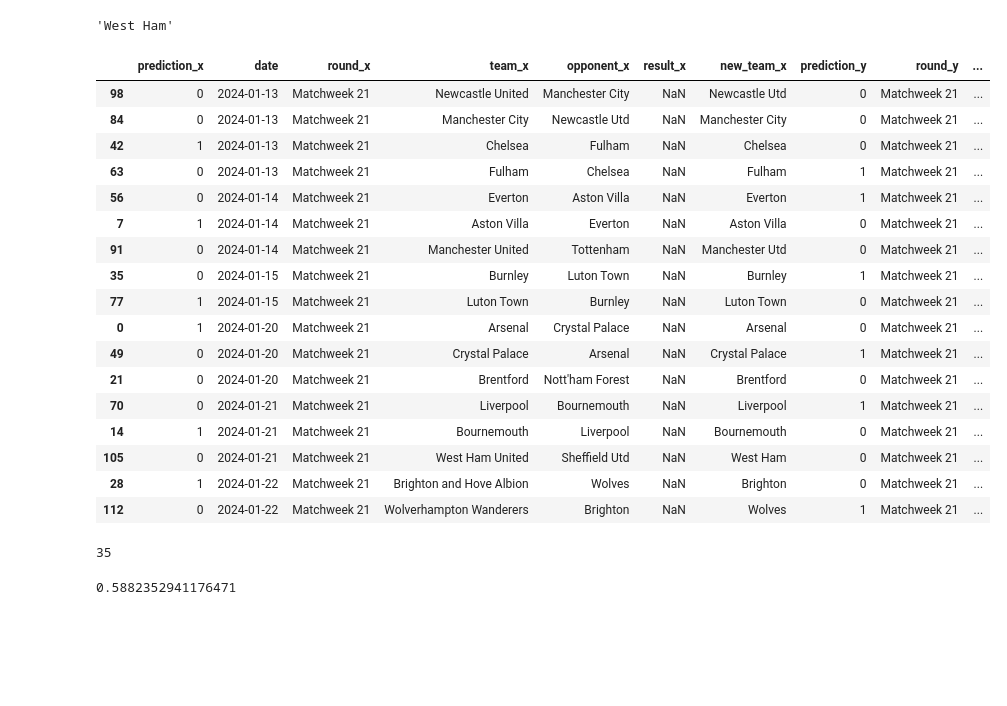
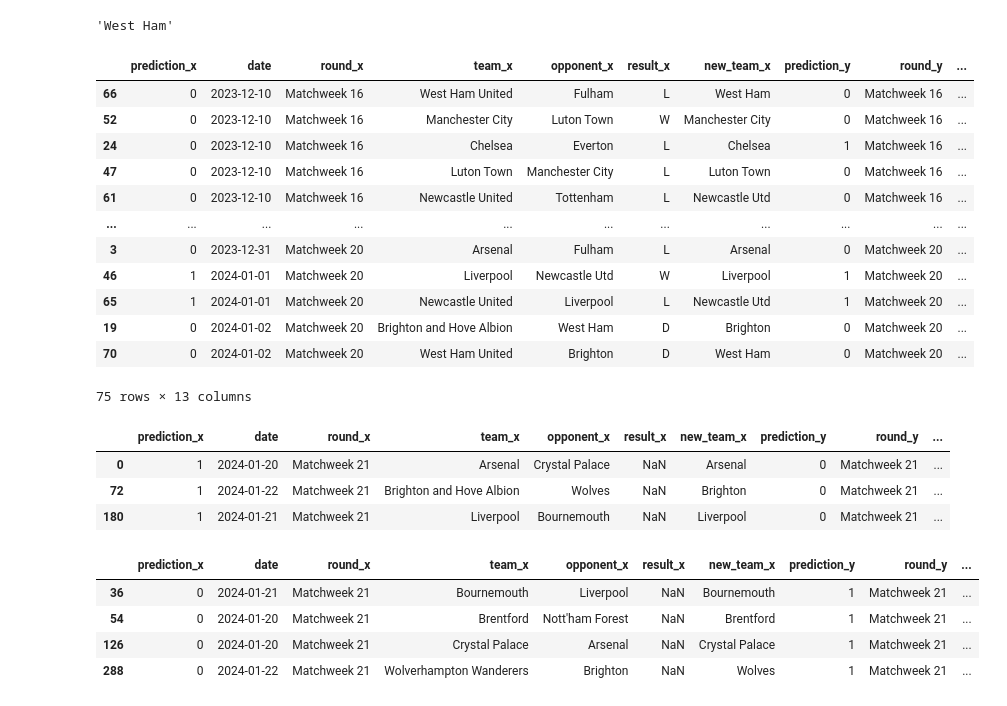
Before and after one commit to vinicarlosss/MachineLearning_Futebol, a Jupyter notebook: dataquest_model.ipynb, the cells around one changed output. Saved outputs shown, nothing was run; the diff lists cells and outputs as text; code cells hidden in the pictures; blank space fills up the shorter version.

```diff
--- a/dataquest_model.ipynb
+++ b/dataquest_model.ipynb
@@ -153,8 +149,7 @@ matches
 rf = RandomForestClassifier(n_estimators=50, min_samples_split=10, random_state=1)
 train = matches[matches["date"] < '2023-12-10']
 test = matches[(matches["date"] >= '2023-12-10') & (matches["date"] <= '2024-01-02')]
-test.dropna(subset=['hour'], inplace=True)
 test.dropna(subset=['result'], inplace=True)
-predictors =["venue_code", "opp_code", "hour", "day_code"]
+predictors =["venue_code", "opp_code", "day_code"]
 rf.fit(train[predictors], train["target"])
 # %% [output]
@@ -223,5 +224,5 @@ def rolling_averages(group, cols, new_cols):
 # %%
-cols = ["gf", "ga", "sh", "sot", "dist", "fk", "pk", "pkatt"]
+cols = ["gf", "ga", "sh", "sot", "dist", "fk", "pk", "pkatt","sota", "save%", "pksv", "cmp%", "ppa", "crspa", "prgp","sca", "gca"]
 new_cols = [f"{c}_rolling" for c in cols]
 new_cols
 # %% [output]
@@ -281,3 +303,0 @@ matches_rolling
-# %%
-matches_rolling.dropna(subset=['hour'], inplace=True)
-matches_rolling
@@ -319,8 +325,10 @@ matches_rolling[matches_rolling["round"]=="Matchweek 21"]
 # %%
 def make_predictions(data, predictors):
     rf = RandomForestClassifier(n_estimators=50, min_samples_split=10, random_state=1)
-    train = data[data["date"]<='2024-01-02']
-    test = data[data["date"] > '2024-01-02']
+    #train = data[data["date"]<='2024-01-02']
+    #test = data[data["date"] > '2024-01-02']
+    train = data[data["date"] < '2023-12-10']
+    test = data[(data["date"] >= '2023-12-10') & (data["date"] <= '2024-01-02')]
     rf.fit(train[predictors], train["target"])
     preds = rf.predict(test[predictors])
     combined = pd.DataFrame(dict(actual = test["target"], prediction = preds), index=test.index)
@@ -393,31 +385,33 @@ predicao["new_team"] = predicao["team"].map(mapping)
 # %%
 merged = predicao.merge(predicao, left_on=["date", "new_team"], right_on=["date", "opponent"])
 # %%
-merged[merged["round_x"] == "Matchweek 21"].sort_values('date')
+merged.sort_values('date')
 # %% [output]
 |  | prediction_x | date | round_x | team_x | opponent_x | result_x | new_team_x | prediction_y | round_y | ... |
-| 98 | 0 | 2024-01-13 | Matchweek 21 | Newcastle United | Manchester City | NaN | Newcastle Utd | 0 | Matchweek 21 | ... |
-| 84 | 0 | 2024-01-13 | Matchweek 21 | Manchester City | Newcastle Utd | NaN | Manchester City | 0 | Matchweek 21 | ... |
-| 42 | 1 | 2024-01-13 | Matchweek 21 | Chelsea | Fulham | NaN | Chelsea | 0 | Matchweek 21 | ... |
-| 63 | 0 | 2024-01-13 | Matchweek 21 | Fulham | Chelsea | NaN | Fulham | 1 | Matchweek 21 | ... |
-| 56 | 0 | 2024-01-14 | Matchweek 21 | Everton | Aston Villa | NaN | Everton | 1 | Matchweek 21 | ... |
-| 7 | 1 | 2024-01-14 | Matchweek 21 | Aston Villa | Everton | NaN | Aston Villa | 0 | Matchweek 21 | ... |
-| 91 | 0 | 2024-01-14 | Matchweek 21 | Manchester United | Tottenham | NaN | Manchester Utd | 0 | Matchweek 21 | ... |
-| 35 | 0 | 2024-01-15 | Matchweek 21 | Burnley | Luton Town | NaN | Burnley | 1 | Matchweek 21 | ... |
-| 77 | 1 | 2024-01-15 | Matchweek 21 | Luton Town | Burnley | NaN | Luton Town | 0 | Matchweek 21 | ... |
-| 0 | 1 | 2024-01-20 | Matchweek 21 | Arsenal | Crystal Palace | NaN | Arsenal | 0 | Matchweek 21 | ... |
-| 49 | 0 | 2024-01-20 | Matchweek 21 | Crystal Palace | Arsenal | NaN | Crystal Palace | 1 | Matchweek 21 | ... |
-| 21 | 0 | 2024-01-20 | Matchweek 21 | Brentford | Nott'ham Forest | NaN | Brentford | 0 | Matchweek 21 | ... |
-| 70 | 0 | 2024-01-21 | Matchweek 21 | Liverpool | Bournemouth | NaN | Liverpool | 1 | Matchweek 21 | ... |
-| 14 | 1 | 2024-01-21 | Matchweek 21 | Bournemouth | Liverpool | NaN | Bournemouth | 0 | Matchweek 21 | ... |
-| 105 | 0 | 2024-01-21 | Matchweek 21 | West Ham United | Sheffield Utd | NaN | West Ham | 0 | Matchweek 21 | ... |
-| 28 | 1 | 2024-01-22 | Matchweek 21 | Brighton and Hove Albion | Wolves | NaN | Brighton | 0 | Matchweek 21 | ... |
-| 112 | 0 | 2024-01-22 | Matchweek 21 | Wolverhampton Wanderers | Brighton | NaN | Wolves | 1 | Matchweek 21 | ... |
+| 66 | 0 | 2023-12-10 | Matchweek 16 | West Ham United | Fulham | L | West Ham | 0 | Matchweek 16 | ... |
+| 52 | 0 | 2023-12-10 | Matchweek 16 | Manchester City | Luton Town | W | Manchester City | 0 | Matchweek 16 | ... |
+| 24 | 0 | 2023-12-10 | Matchweek 16 | Chelsea | Everton | L | Chelsea | 1 | Matchweek 16 | ... |
+| 47 | 0 | 2023-12-10 | Matchweek 16 | Luton Town | Manchester City | L | Luton Town | 0 | Matchweek 16 | ... |
+| 61 | 0 | 2023-12-10 | Matchweek 16 | Newcastle United | Tottenham | L | Newcastle Utd | 0 | Matchweek 16 | ... |
+| ... | ... | ... | ... | ... | ... | ... | ... | ... | ... | ... |
+| 3 | 0 | 2023-12-31 | Matchweek 20 | Arsenal | Fulham | L | Arsenal | 0 | Matchweek 20 | ... |
+| 46 | 1 | 2024-01-01 | Matchweek 20 | Liverpool | Newcastle Utd | W | Liverpool | 1 | Matchweek 20 | ... |
+| 65 | 1 | 2024-01-01 | Matchweek 20 | Newcastle United | Liverpool | L | Newcastle Utd | 1 | Matchweek 20 | ... |
+| 19 | 0 | 2024-01-02 | Matchweek 20 | Brighton and Hove Albion | West Ham | D | Brighton | 0 | Matchweek 20 | ... |
+| 70 | 0 | 2024-01-02 | Matchweek 20 | West Ham United | Brighton | D | West Ham | 0 | Matchweek 20 | ... |
+75 rows × 13 columns
 # %%
-len(merged[(merged["prediction_x"] == 1) & (merged["prediction_y"] ==0)])
+merged[(merged["prediction_x"] == 1) & (merged["prediction_y"] ==0) & (merged["round_x"] == "Matchweek 21")]
 # %% [output]
-35
+|  | prediction_x | date | round_x | team_x | opponent_x | result_x | new_team_x | prediction_y | round_y | ... |
+| 0 | 1 | 2024-01-20 | Matchweek 21 | Arsenal | Crystal Palace | NaN | Arsenal | 0 | Matchweek 21 | ... |
+| 72 | 1 | 2024-01-22 | Matchweek 21 | Brighton and Hove Albion | Wolves | NaN | Brighton | 0 | Matchweek 21 | ... |
+| 180 | 1 | 2024-01-21 | Matchweek 21 | Liverpool | Bournemouth | NaN | Liverpool | 0 | Matchweek 21 | ... |
-# %%
-100/170
-# %% [output]
-0.5882352941176471
+# %%
+merged[(merged["prediction_y"] == 1) & (merged["prediction_x"] ==0) & (merged["round_x"] == "Matchweek 21")]
+# %% [output]
+|  | prediction_x | date | round_x | team_x | opponent_x | result_x | new_team_x | prediction_y | round_y | ... |
+| 36 | 0 | 2024-01-21 | Matchweek 21 | Bournemouth | Liverpool | NaN | Bournemouth | 1 | Matchweek 21 | ... |
+| 54 | 0 | 2024-01-20 | Matchweek 21 | Brentford | Nott'ham Forest | NaN | Brentford | 1 | Matchweek 21 | ... |
+| 126 | 0 | 2024-01-20 | Matchweek 21 | Crystal Palace | Arsenal | NaN | Crystal Palace | 1 | Matchweek 21 | ... |
+| 288 | 0 | 2024-01-22 | Matchweek 21 | Wolverhampton Wanderers | Brighton | NaN | Wolves | 1 | Matchweek 21 | ... |
```
Also changed, not shown: parts of 21 cells of this notebook, 1 other file.
